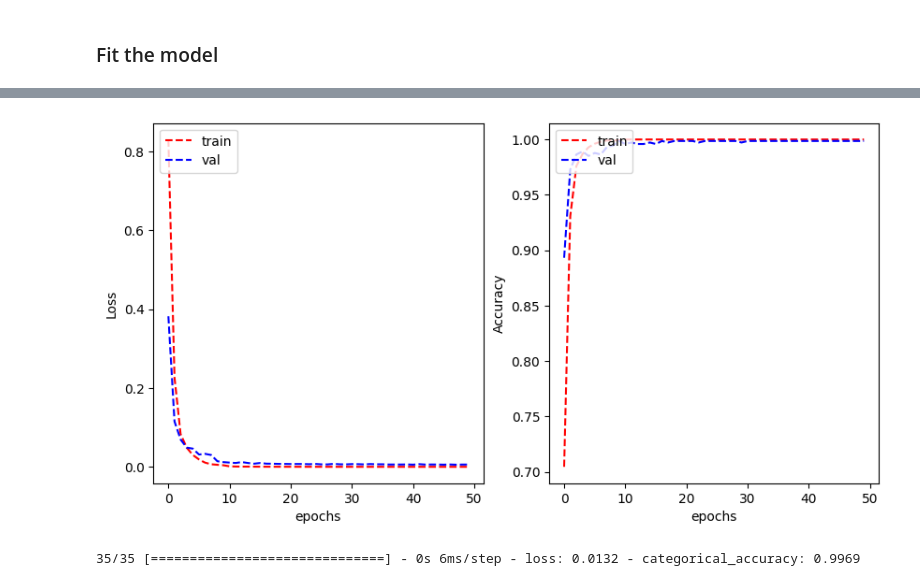
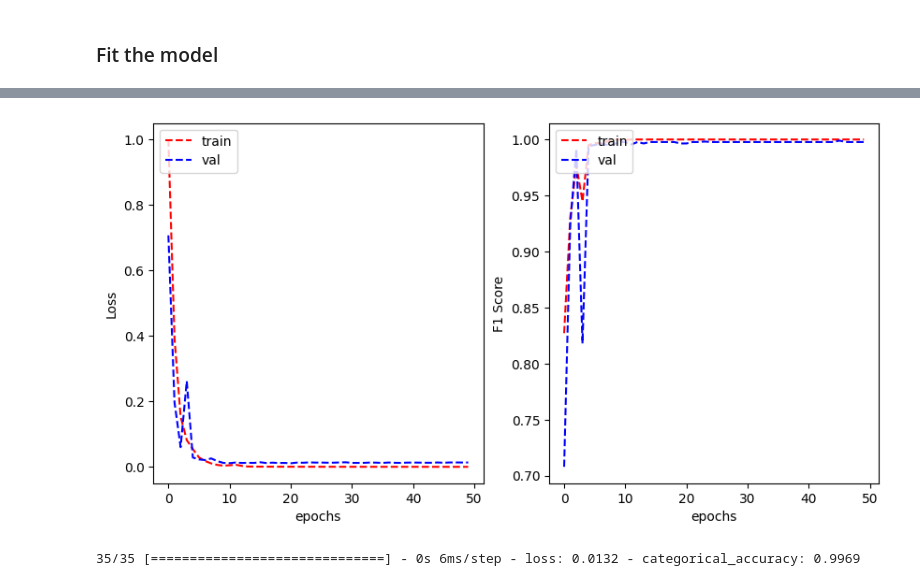
Before and after one commit to BenjapornW/Road-Traffic-Signs-Image-Classification-using-a-Neural-Network, a Jupyter notebook: s3959666_s3961136_18May_f1Score.ipynb, the cells around one changed output, grey strips where cells are left out. Drawn from its saved outputs; the diff is of its cells as text; code cells hidden in the pictures.

```diff
--- a/s3959666_s3961136_18May_f1Score.ipynb
+++ b/s3959666_s3961136_18May_f1Score.ipynb
@@ -684,8 +720,7 @@ model_shape_2 = tf.keras.Sequential([
 ])
 
 model_shape_2.compile(optimizer='adam',
-                loss=tf.keras.losses.CategoricalCrossentropy(),
-                metrics=['categorical_accuracy'])
+                loss=tf.keras.losses.CategoricalCrossentropy())
 # %%
 model_shape_2.summary()
 # %% [output]
@@ -717,4 +752,11 @@ tf.keras.utils.plot_model(model_shape_2, show_shapes=True)
 # %% [markdown]
 ### Fit the model
 # %%
-history_2_shape = model_shape_2.fit(train_generator_shape, validation_data = validation_generator_shape, epochs=50, verbose=0)
+# Custom callback instance
+f1_score_callback_cnn_shape = F1ScoreCallback(model_shape_2, train_generator_shape, validation_generator_shape)
+
+history_2_shape = model_shape_2.fit(train_generator_shape,
+                                    validation_data = validation_generator_shape,
+                                    epochs=50,
+                                    verbose=0,
+                                    callbacks=[f1_score_callback_cnn_shape])
@@ -721,9 +781,9 @@ history_2_shape = model_shape_2.fit(train_generator_shape, validation_data = val
 # %%
 plot_learning_curve(history_2_shape.history['loss'], history_2_shape.history['val_loss'],
-                    history_2_shape.history['categorical_accuracy'], history_2_shape.history['val_categorical_accuracy'],
-                    metric_name='Accuracy')
+                    f1_score_callback_cnn_shape.train_f1_scores, f1_score_callback_cnn_shape.val_f1_scores,
+                    metric_name='F1 Score')
 # %% [output]
-[figure, old version]
+[figure, new version]
 # %%
 model_shape_2.evaluate(test_generator_shape)
 # %% [output]
```
Also changed, not shown: parts of 30 cells of this notebook.
